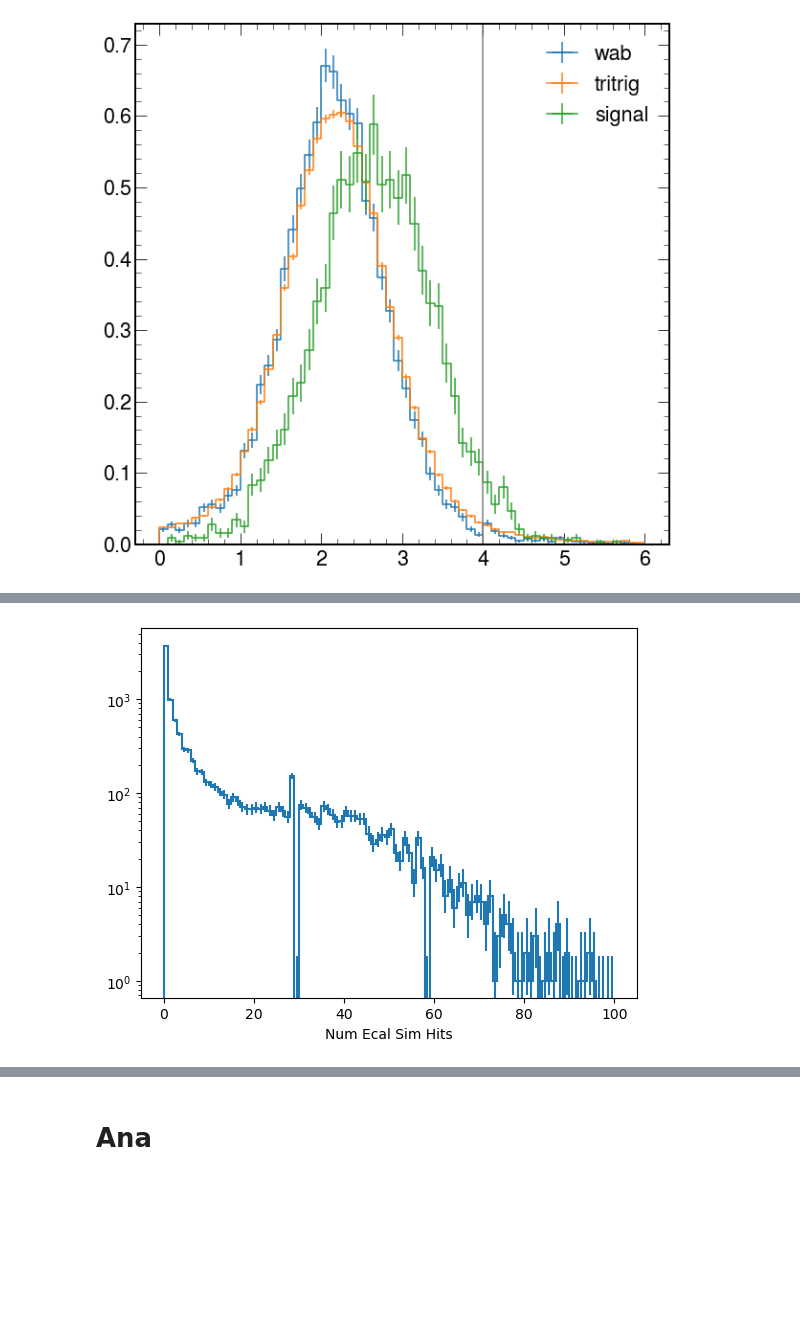
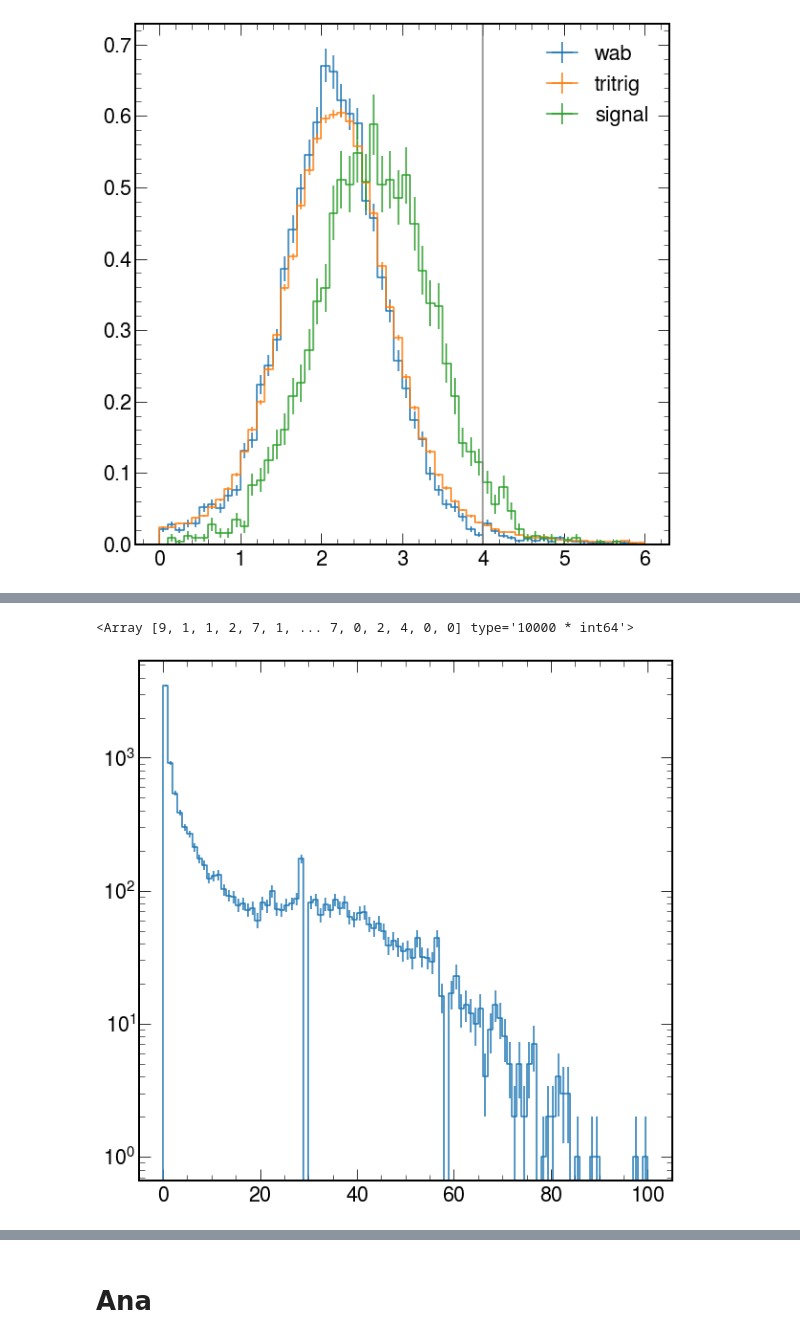
Before and after one commit to tomeichlersmith/hps, a Jupyter notebook: idm/reach/2016/idm-awkward-ana.ipynb, the cells around one changed output, grey strips where cells are left out. Drawn from its saved outputs; the diff is of its cells as text; code cells hidden in the pictures; blank space fills up the shorter version.

```diff
--- a/idm/reach/2016/idm-awkward-ana.ipynb
+++ b/idm/reach/2016/idm-awkward-ana.ipynb
@@ -53,22 +150,29 @@ ak.count(reco_events['UnconstrainedV0Vertices_KF/UnconstrainedV0Vertices_KF.fUni
+# %%
+sim = roast.from_root('/local/cms/user/eichl008/hps/idm/signal/sim_idm_2pt3_mchi_030_rmap_3.00_rdmchi_0.60_nruns_1_nevents_10k.root')
+# %%
+particles = roast.mc_particles(sim)
+ecal_hits = roast.mc_ecal_hits(sim)
+tracker_hits = roast.mc_tracker_hits(sim)
+# %%
+ak.count(ecal_hits.x, axis=1)
+# %% [output]
+<Array [9, 1, 1, 2, 7, 1, ... 7, 0, 2, 4, 0, 0] type='10000 * int64'>
 # %%
 nhits = hist.Hist(
     hist.axis.Regular(
         start=0, stop=100, bins=100,
         flow=True,
         name='nhits',
         label='Num Ecal Sim Hits'
     )
 ).fill(
-    ak.count(
-        events['EcalHits/EcalHits.energy_'],
-        axis=1
-    )
+    ak.count(ecal_hits.x, axis=1)
 )
 nhits.plot()
 #plt.xscale('log')
 plt.yscale('log')
 # %% [output]
-[figure, old version]
+[figure, new version]
 # %%
 hit_loc = hist.Hist(
     hist.axis.Regular(51,-25.5,25.5,name='ix',label='iX'),
```
Also changed, not shown: parts of 17 cells of this notebook, 1 other file.
